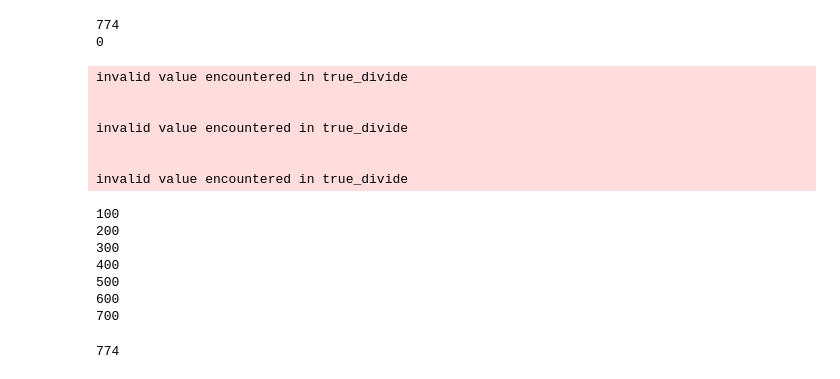
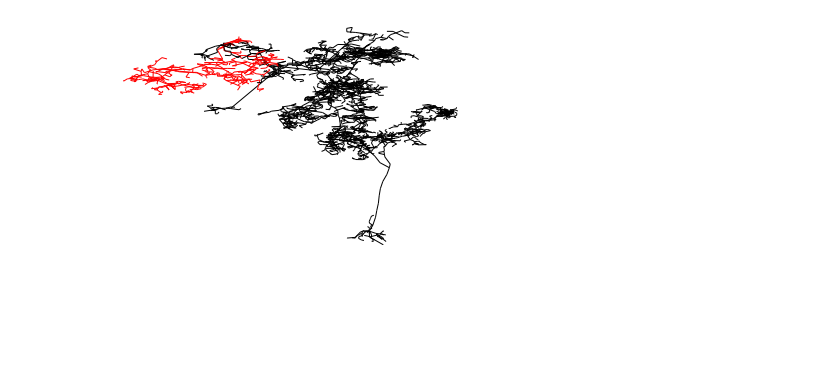
Before and after one commit to BonsaiNet/Actual-Tree, a Jupyter notebook: branchFeatures.ipynb, the cells around one changed output. Drawn from its saved outputs; the diff is of its cells as text; code cells hidden in the pictures; blank space fills up the shorter version.

```diff
--- a/branchFeatures.ipynb
+++ b/branchFeatures.ipynb
@@ -16,49 +18,24 @@ tree_data = pickle.load(open('.././trees/tree_data.csv', 'rb'))
 trees = tree_data.sort_values(['location'])
 trees = trees.reset_index(drop=True)
 # %%
-index = 13
+index = 12
 swc = trees['swc'][index]
-swc[:, 1] = 2
-swc[0, 1] = 1
 tree = McNeuron.Neuron(swc)
 tree.basic_features()
+McNeuron.visualize.plot_2D(tree, axis=(1,0,0), rotation=30, node_index_red_after=60)
+# %% [output]
+[figure, added]
 # %%
 #McNeuron.visualize.plot_3D(tree)
 # %%
-branches = np.where(tree.features['branch order']>=2)
-size = len(branches[0])
-print(size)
-subsets = [0] * size
-for i in range(0,size) :
-    rest_swc = tree.get_rest_of_neuron_after_node(i)
-    n = McNeuron.Neuron(rest_swc)
-    n.l_measure_features()
-    subsets[i] = n.getNeuronVector()
-    if i%100==0 :
-        print(i)
-subsets = np.vstack(subsets)
+def splitBranches(tree) :
+    branches = np.where(tree.features['branch order']>=2)[0]
+    numOfBranch = len(branches)
+    subsets = [0] * numOfBranch
+    for i in range(0,numOfBranch) :
+        pr
+        rest_swc = tree.get_rest_of_neuron_after_node(branches[i])
+        n = McNeuron.Neuron(rest_swc)
+        n.l_measure_features()
+        subsets[i] = n.getNeuronVector()
+    return subsets
-# %% [output]
-774
-0
-invalid value encountered in true_divide
-
-
-invalid value encountered in true_divide
-
-
-invalid value encountered in true_divide
-100
-200
-300
-400
-500
-600
-700
-# %%
-for i in range(0,len(subsets)) :
-    if(np.isnan(subsets[i][50])) :
-        for j in range (22,52) :
-            subsets[i,j] = 0
-print(len(subsets))
-# %% [output]
-774
```
Also changed, not shown: parts of 8 cells of this notebook, 1 other file.
